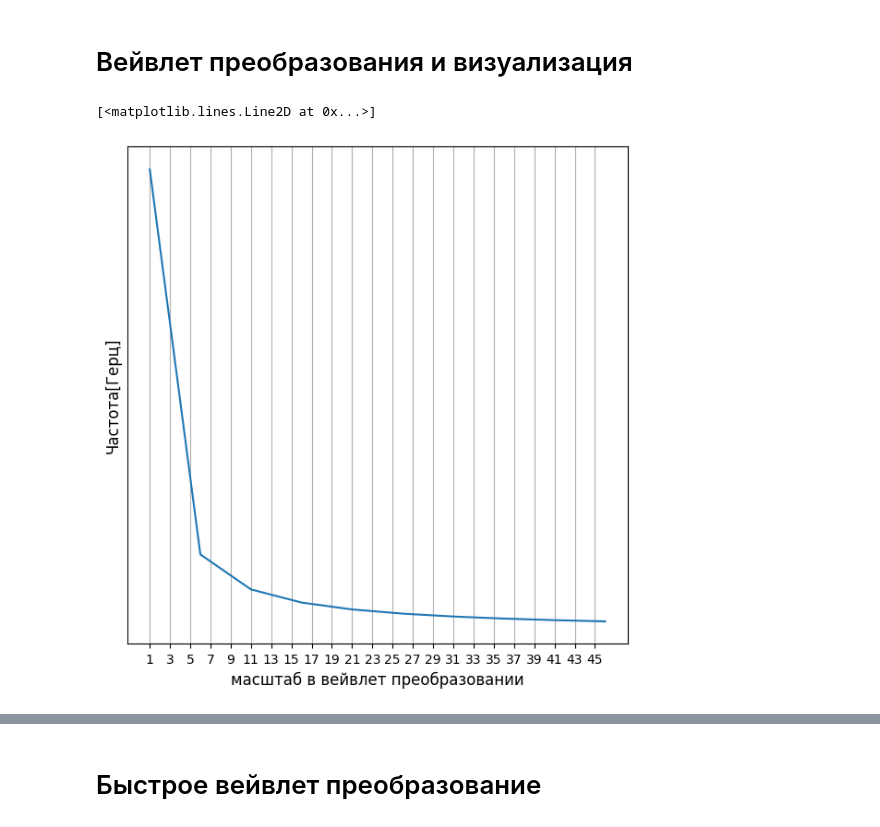
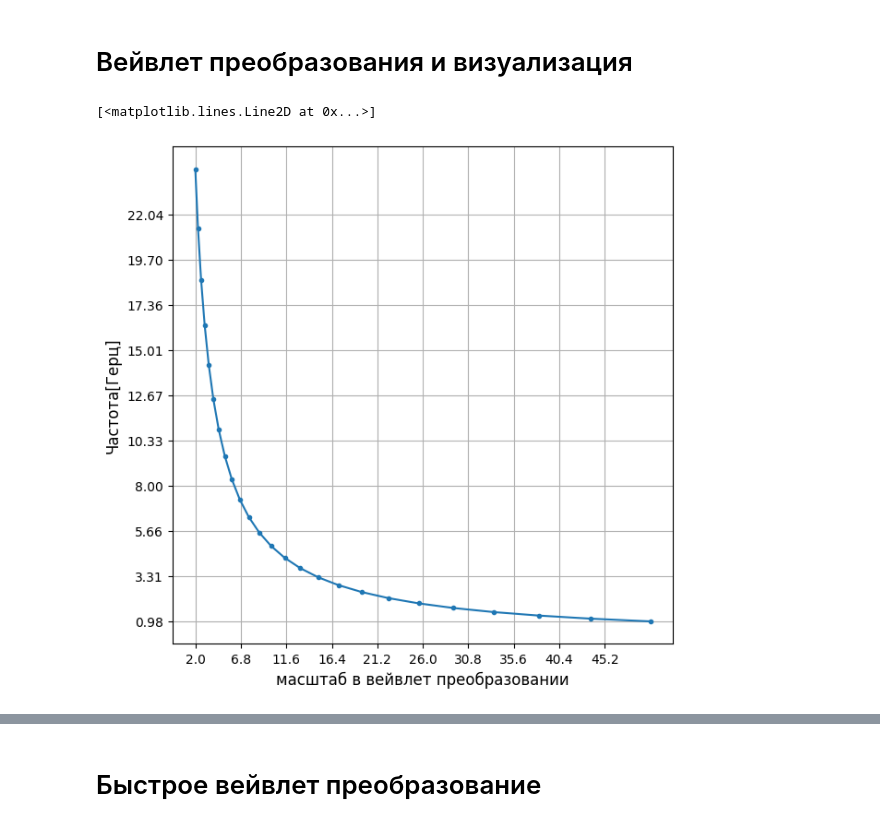
Before and after one commit to TAUforPython/wavelets, a Jupyter notebook: wavelets_cwt_dwt_example_EEG_ECG.ipynb, the cells around one changed output, grey strips where cells are left out. Cells and saved outputs as stored; diff of their text form; code cells hidden in the pictures.

```diff
--- a/wavelets_cwt_dwt_example_EEG_ECG.ipynb
+++ b/wavelets_cwt_dwt_example_EEG_ECG.ipynb
@@ -412,7 +428,7 @@ drive.mount('/content/drive')
 
 # ECG
 #edf_path = '/content/drive/MyDrive/edf_process/ECG_example.edf'
-edf_path = '/content/drive/MyDrive/edf_process/ECGrhmn_example.edf'
+#edf_path = '/content/drive/MyDrive/edf_process/ECGrhmn_example.edf'
 
 # EEG_21
 # 20.04.2019	19:33:06	00:45:03
@@ -436,7 +452,7 @@ edf_path = '/content/drive/MyDrive/edf_process/ECGrhmn_example.edf'
 # 12.02.2020	17:36:10	08:00:00
 # Приступ 22:53, ФС (1,2,3,8,10,15,18,20,25,30,50 Гц) с 23:14 по 23:17, ГВ 23:18 по 23:24
 # Приступ на 19020 секунде, ФС с 20280 секунды в течение 120 секунд
-#edf_path = '/content/drive/MyDrive/edf_process/EEG_28.edf'
+edf_path = '/content/drive/MyDrive/edf_process/EEG_28.edf'
 
 #EEG healthy man
 #edf_path = '/content/drive/MyDrive/edf_process/EDF_example_FS_healthy.edf'
@@ -473,8 +509,8 @@ print(data_from_raw_edf.ch_names)
 eeg_data, eeg_times = data_from_raw_edf.get_data(return_times=True)
 print('число отчетов во временном ряду:',len(eeg_times))
 # устанавливаем диапазон для обработки данных
-t_index_begin = np.where(eeg_times > 10)[0][0]
-t_index_end = np.where(eeg_times > 290)[0][0]
+t_index_begin = np.where(eeg_times > 18000)[0][0]
+t_index_end = np.where(eeg_times > 19000)[0][0]
 t = eeg_times[t_index_begin:t_index_end]
 # значение времени = конец сигнала
 T = t[-1] - t[0]
@@ -715,20 +746,42 @@ coef, freqs = pywt.cwt(y, scales, wavelet_core, dt)
+# %%
+# устанавливаем максимальное значение сдвига
+# не путать с частотой
+
+#For the cmor, fbsp and shan wavelets, the user can specify a specific a normalized center frequency.
+#A value of 1.0 corresponds to 1/dt where dt is the sampling period.
+#In other words, when analyzing a signal sampled at 100 Hz,
+#a center frequency of 1.0 corresponds to ~100 Hz at scale = 1.
+#This is above the Nyquist rate of 50 Hz, so for this particular wavelet, one would analyze a signal using scales >= 2.
+
+scale_max = 50
+scale_min = 2
+# массив точек с масштабом (линейный и логарифмический масштаб)
+#scales = np.linspace(scale_min, scale_max, num = 25, endpoint=True)
+scales = np.logspace(np.log10(scale_min), np.log10(scale_max), num = 25, endpoint=True, base=10.0)
+
+wavelet_core = 'morl'
+
+#dt = t[1] - t[0]
+fs = len(t)/(T)  # частота дискретизации
+dt = 1/ fs
+coef, freqs = pywt.cwt(y, scales, wavelet_core, dt)
 # %%
 # вейвлет-преобразование построено относительно масштаба материнского вейвлета
 # чтобы вернуться в область частот - необходимо перевести масштаб в частоту!
 #f = pywt.scale2frequency(wavelet_core, scales)/(T/N)
 f = pywt.scale2frequency(wavelet_core, scales)/dt
 
 # изобразим график зависимости частоты и масштаба
 plt.figure(figsize=(7, 7))
 plt.grid()
-plt.yticks(np.arange(1, max(freqs)+1, 2))
-plt.xticks(np.arange(1, max(scales)+1, 2))
+plt.yticks(np.arange(min(freqs), max(freqs), (max(freqs) - min(freqs))/10))
+plt.xticks(np.arange(min(scales), max(scales), (max(scales) - min(scales))/10))
 plt.ylabel('Частота[Герц]', fontsize=12)
 plt.xlabel('масштаб в вейвлет преобразовании', fontsize=12)
-plt.plot(scales, freqs)
+plt.plot(scales, freqs,'.-')
 # %% [output]
 [<matplotlib.lines.Line2D at 0x...>]
-[figure, old version]
+[figure, new version]
 # %%
 plt.figure(figsize=(10, 7))
 
```
Also changed, not shown: parts of 22 cells of this notebook.
